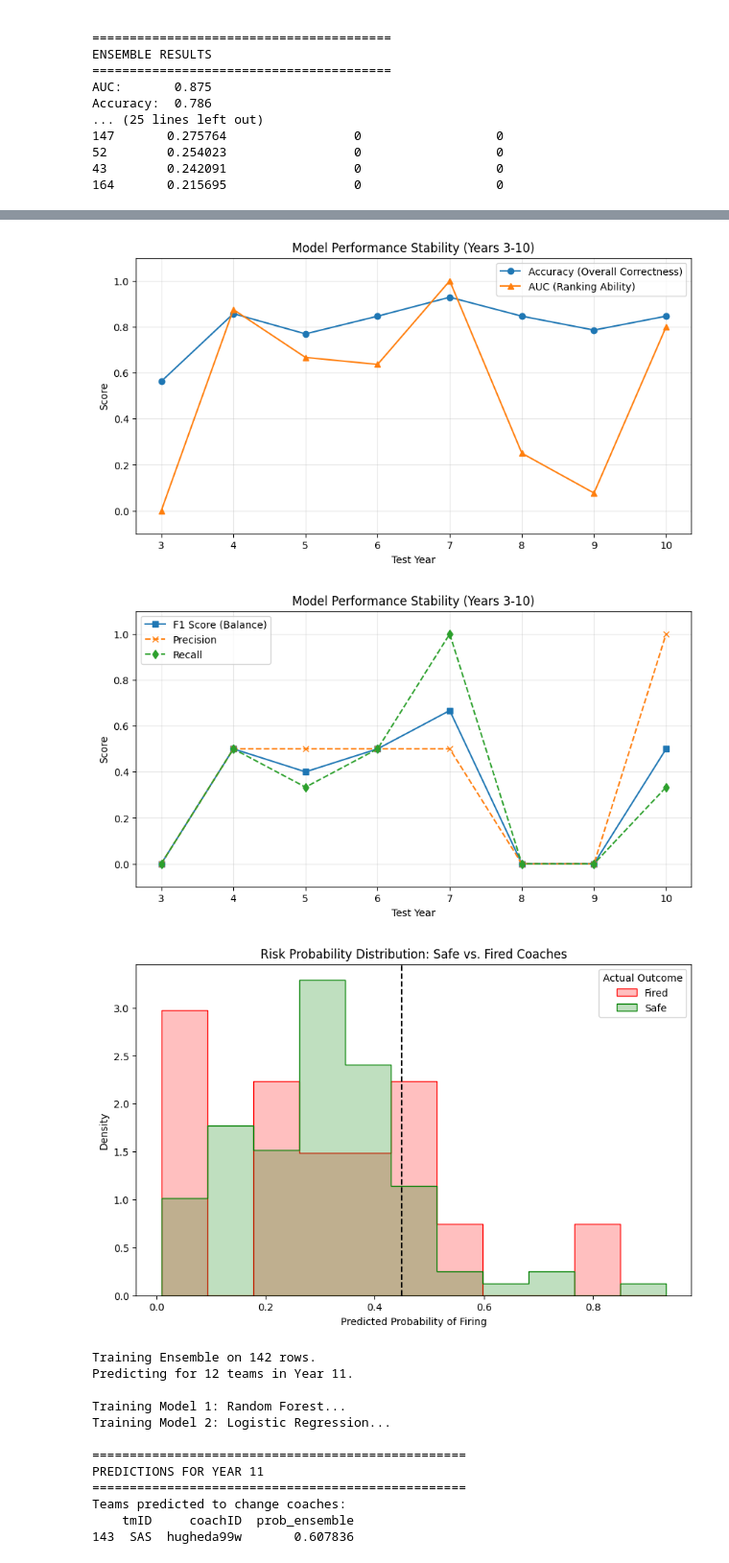
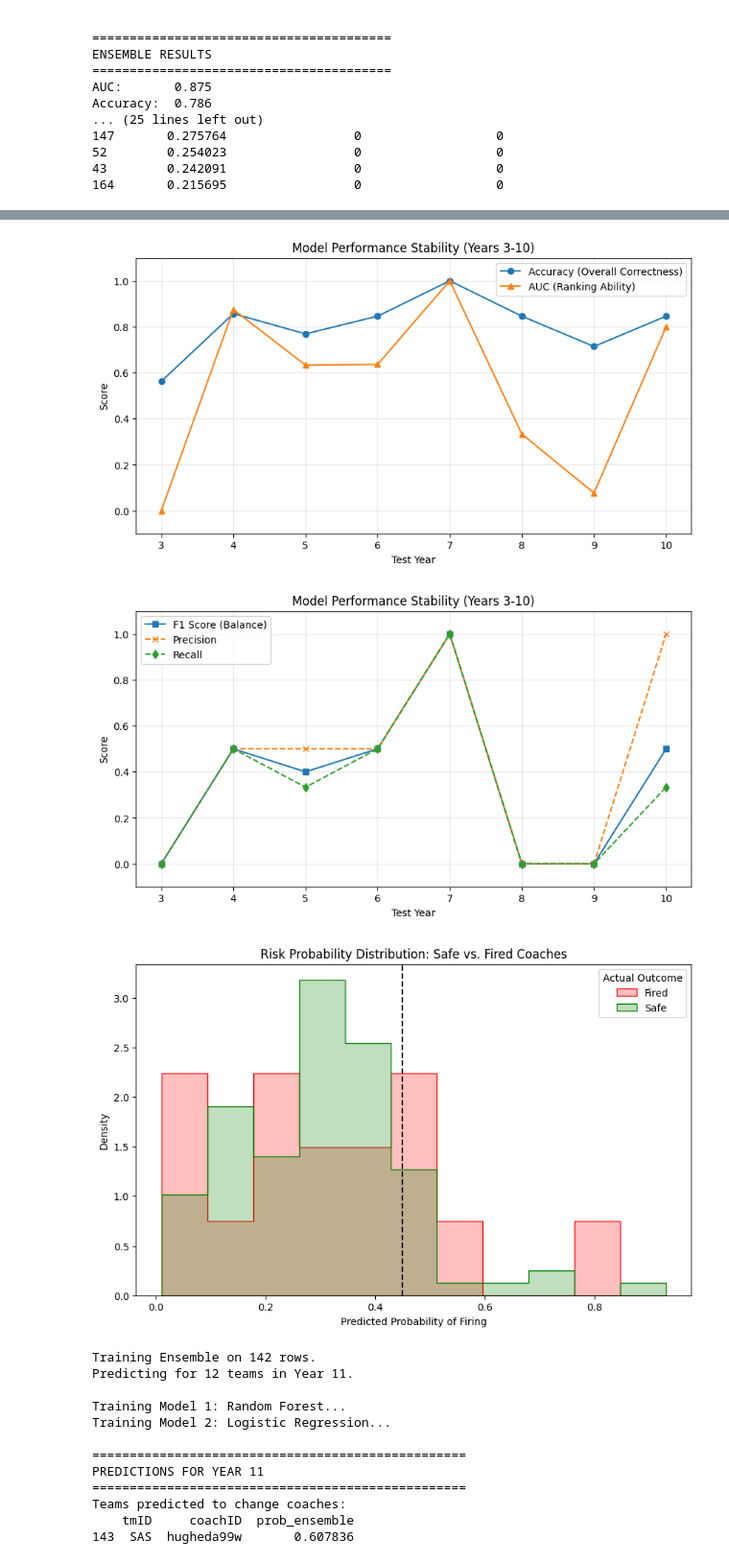
Before and after one commit to torradoov/Data_Mining-WNBA, a Jupyter notebook: 04_b)_coach_prediction.ipynb, the cells around one changed output, grey strips where cells are left out. Shown: that part at 96% size. Saved outputs shown, nothing was run; the diff lists cells and outputs as text; code cells hidden in the pictures.

```diff
--- a/04_b)_coach_prediction.ipynb
+++ b/04_b)_coach_prediction.ipynb
@@ -747,7 +747,7 @@ for year in years_to_test:
 
     # Model 1: Random Forest
     rf_model = RandomForestClassifier(
-        n_estimators=300,
+        n_estimators=600,
         max_depth=5,
         random_state=42
     )
@@ -880,7 +880,7 @@ dtype: float64
 7                 {SAC}
-[figure, old version]
+[figure, new version]
-[figure, old version]
+[figure, new version]
-[figure, old version]
+[figure, new version]
 # %%
 # ===============================================================
 # COACH CHANGE PREDICTION — VOTING CLASSIFIER
```
Also changed, not shown: parts of 1 cell of this notebook.
